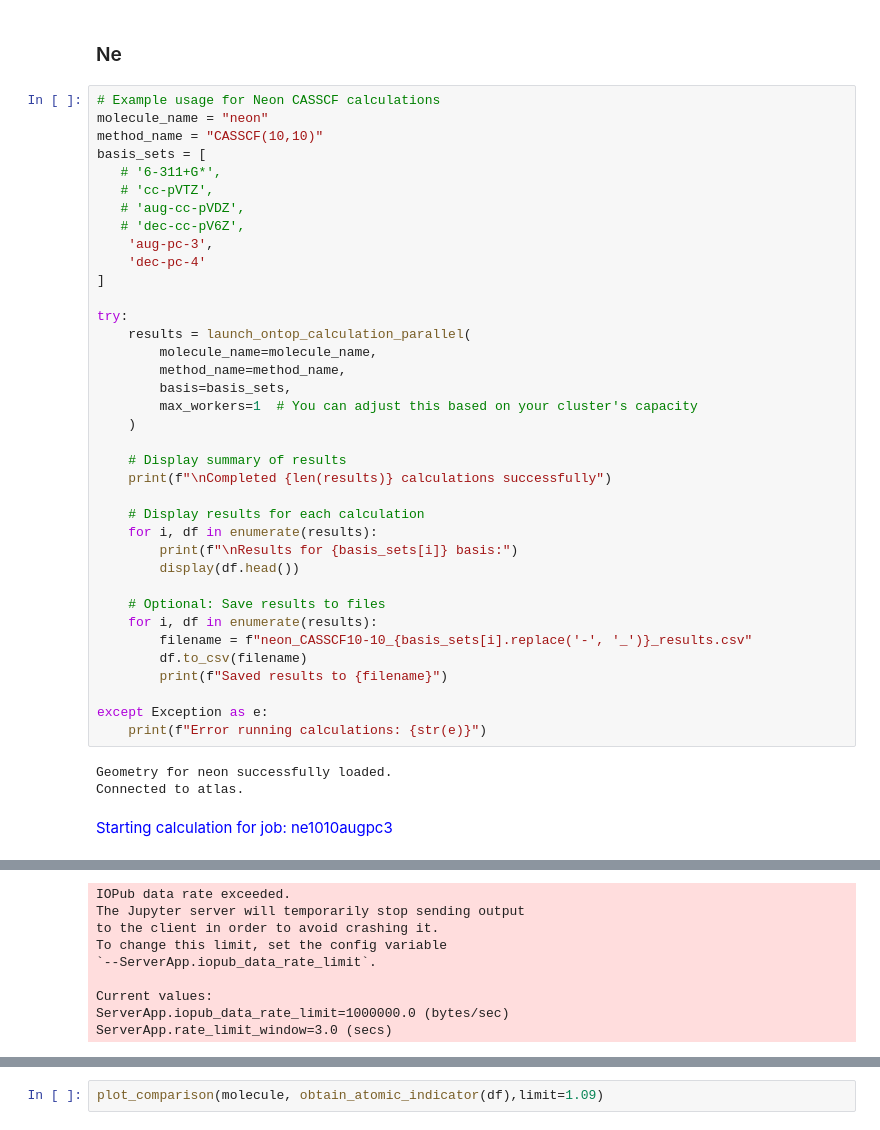
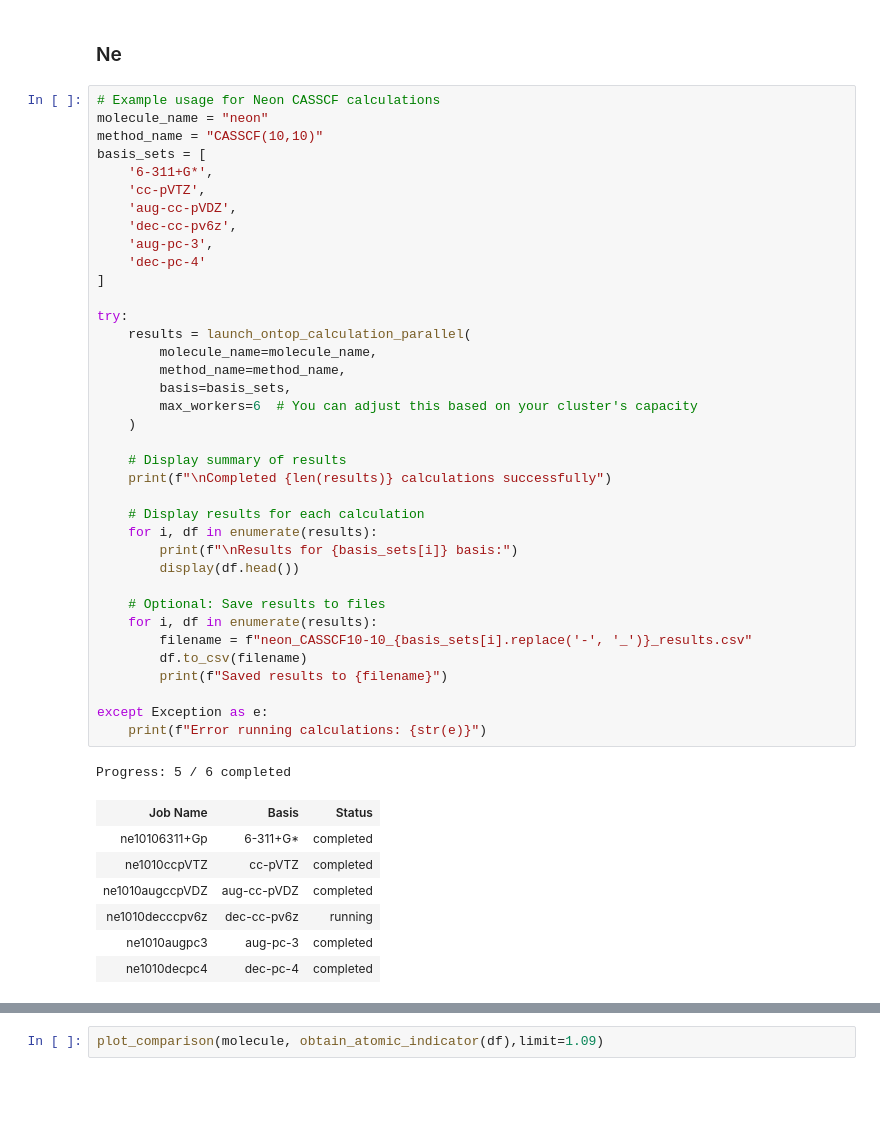
Before and after one commit to javierdomcal/proyect-3-indicator, a Jupyter notebook: truhlar-argon-basis.ipynb, the cells around one changed output, grey strips where cells are left out. Saved outputs shown, nothing was run; the diff lists cells and outputs as text; blank space fills up the shorter version.

Commit message:
your message

```diff
--- a/truhlar-argon-basis.ipynb
+++ b/truhlar-argon-basis.ipynb
@@ -263,39 +263,44 @@ def plot_comparison(df_list, limit):
 molecule_name = "neon"
 method_name = "CASSCF(10,10)"
 basis_sets = [
-   # '6-311+G*',
-   # 'cc-pVTZ',
-   # 'aug-cc-pVDZ',
-   # 'dec-cc-pV6Z',
+    '6-311+G*',
+    'cc-pVTZ',
+    'aug-cc-pVDZ',
+    'dec-cc-pv6z',
     'aug-pc-3',
     'dec-pc-4'
 ]
 
 try:
     results = launch_ontop_calculation_parallel(
         molecule_name=molecule_name,
         method_name=method_name,
         basis=basis_sets,
-        max_workers=1  # You can adjust this based on your cluster's capacity
+        max_workers=6  # You can adjust this based on your cluster's capacity
     )
 
     # Display summary of results
     print(f"\nCompleted {len(results)} calculations successfully")
 
     # Display results for each calculation
     for i, df in enumerate(results):
         print(f"\nResults for {basis_sets[i]} basis:")
         display(df.head())
 
     # Optional: Save results to files
     for i, df in enumerate(results):
         filename = f"neon_CASSCF10-10_{basis_sets[i].replace('-', '_')}_results.csv"
         df.to_csv(filename)
         print(f"Saved results to {filename}")
 
 except Exception as e:
     print(f"Error running calculations: {str(e)}")
 # %% [output]
-Geometry for neon successfully loaded.
-Connected to atlas.
+Progress: 5 / 6 completed
-Starting calculation for job: ne1010augpc3
+| Job Name | Basis | Status |
+| ne10106311+Gp | 6-311+G* | completed |
+| ne1010ccpVTZ | cc-pVTZ | completed |
+| ne1010augccpVDZ | aug-cc-pVDZ | completed |
+| ne1010decccpv6z | dec-cc-pv6z | running |
+| ne1010augpc3 | aug-pc-3 | completed |
+| ne1010decpc4 | dec-pc-4 | completed |
@@ -319,9 +323,0 @@ Command output: exists
-IOPub data rate exceeded.
-The Jupyter server will temporarily stop sending output
-to the client in order to avoid crashing it.
-To change this limit, set the config variable
-`--ServerApp.iopub_data_rate_limit`.
-
-Current values:
-ServerApp.iopub_data_rate_limit=1000000.0 (bytes/sec)
-ServerApp.rate_limit_window=3.0 (secs)
```
Also changed, not shown: parts of 1 cell of this notebook, 38 other files.
